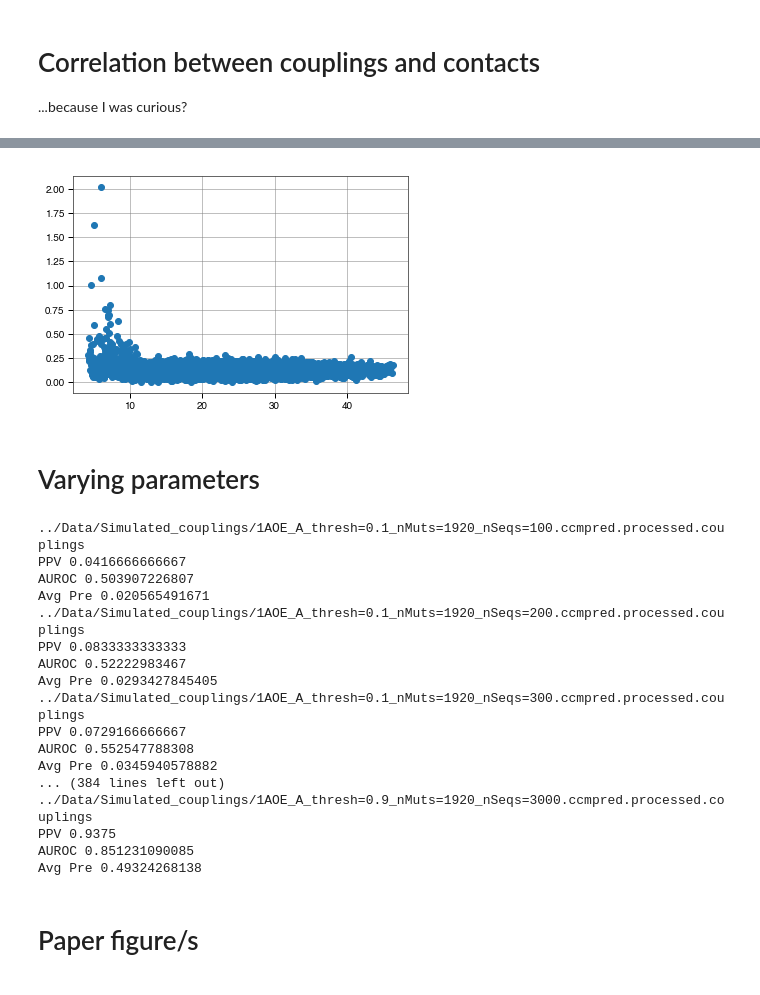
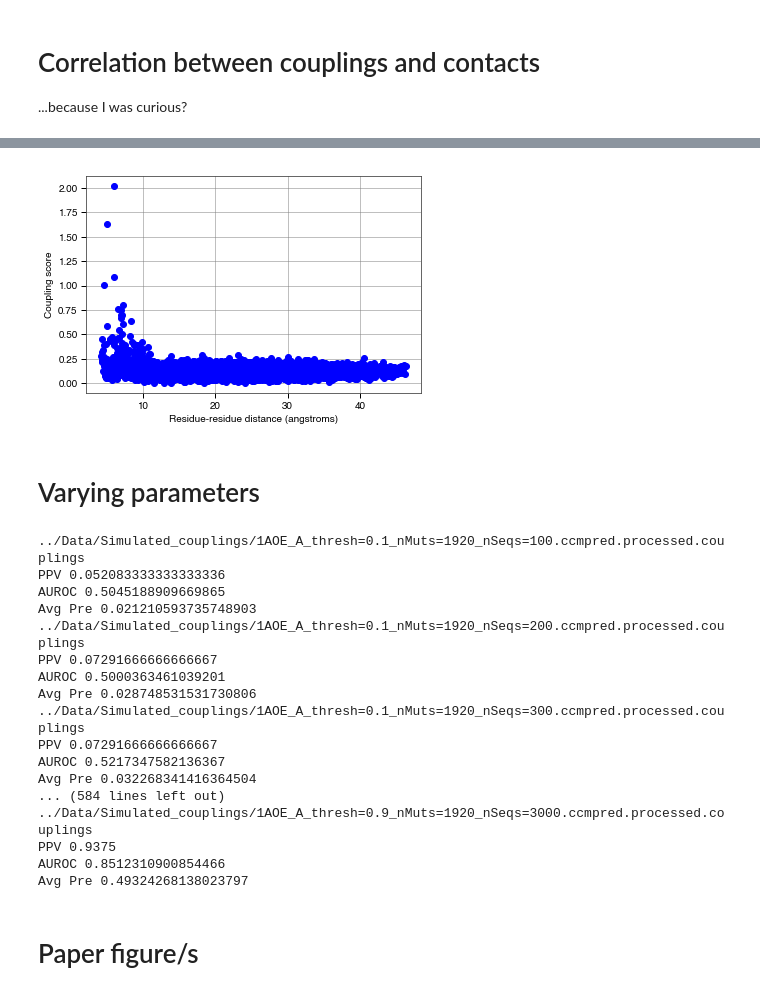
Before and after one commit to adamhockenberry/side-chain-couplings, a Jupyter notebook: Code/couplings_vs_contacts_simulation.ipynb, the cells around one changed output, grey strips where cells are left out. Cells and saved outputs as stored; diff of their text form; code cells hidden in the pictures.

```diff
--- a/Code/couplings_vs_contacts_simulation.ipynb
+++ b/Code/couplings_vs_contacts_simulation.ipynb
@@ -95,7 +99,9 @@ merged_df.head()
 
 ...because I was curious?
 # %%
-plt.figure()
-plt.scatter(merged_df['distance'], (merged_df['couplings']))
+fig,ax = plt.subplots()
+ax.plot(merged_df['distance'], (merged_df['couplings']), 'bo')
+ax.set_xlabel('Residue-residue distance (angstroms)')
+ax.set_ylabel('Coupling score')
 print(stats.spearmanr(merged_df['distance'], merged_df['couplings']))
 # %% [output]
@@ -103,4 +109,4 @@ SpearmanrResult(correlation=0.002615898311008016, pvalue=0.73849423964668182)
-[figure, old version]
+[figure, new version]
 # %% [markdown]
 # Varying parameters
 # %%
@@ -108,13 +114,15 @@ contact_number_modifier = 0.5
 primary_chain_distance = 12
 number_to_test = round(len(df_contacts.index)* contact_number_modifier)
 length_cutoff_CA = 8
-####It was just easier to paste these numbers that were calculated in 'contact_info_from_structure.ipynb'
+
+####It was just easier to copy/paste these numbers that were calculated in 'analyze_contact_info.ipynb'
 length_cutoff_CB = 7.5009365081787109
 length_cutoff_SCcenter = 7.3295459747314453
+
 thresholds = [str(i) for i in [0.1, 0.3, 0.5, 0.7, 0.9]]
 nMut = len(df_contacts.index)*10
 ppvs_dict = {}
-metrics = ['CB', 'SCcenter']
+metrics = ['CA', 'CB', 'SCcenter']
 for metric in metrics:
     if metric == 'CA':
         length_cutoff = length_cutoff_CA
@@ -130,7 +138,6 @@ for metric in metrics:
     for threshold in thresholds:
         cat_ppvs = []
         for nSeq in list(range(100, 501, 100)) + list(range(1000, 3001, 500)):
-#             file_loc = '../Deprecated/Data/Simulated_couplings/3ip0_ALL_thresh={}_nMuts={}_nSeqs={}.couplings'.format(threshold, nMut, nSeq)
             file_loc = '../Data/Simulated_couplings/1AOE_A_thresh={}_nMuts={}_nSeqs={}.ccmpred.processed.couplings'.format(threshold, nMut, nSeq)
             print(file_loc)
             df_couplings = pd.read_csv(file_loc, sep=',')
@@ -154,21 +161,21 @@ for metric in metrics:
     ppvs_dict[metric] = ppvs_lol
 # %% [output]
 ../Data/Simulated_couplings/1AOE_A_thresh=0.1_nMuts=1920_nSeqs=100.ccmpred.processed.couplings
-PPV 0.0416666666667
-AUROC 0.503907226807
-Avg Pre 0.020565491671
+PPV 0.052083333333333336
+AUROC 0.5045188909669865
+Avg Pre 0.021210593735748903
 ../Data/Simulated_couplings/1AOE_A_thresh=0.1_nMuts=1920_nSeqs=200.ccmpred.processed.couplings
-PPV 0.0833333333333
-AUROC 0.52222983467
-Avg Pre 0.0293427845405
+PPV 0.07291666666666667
+AUROC 0.5000363461039201
+Avg Pre 0.028748531531730806
 ../Data/Simulated_couplings/1AOE_A_thresh=0.1_nMuts=1920_nSeqs=300.ccmpred.processed.couplings
-PPV 0.0729166666667
-AUROC 0.552547788308
-Avg Pre 0.0345940578882
-... (384 lines left out)
+PPV 0.07291666666666667
+AUROC 0.5217347582136367
+Avg Pre 0.032268341416364504
+... (584 lines left out)
 ../Data/Simulated_couplings/1AOE_A_thresh=0.9_nMuts=1920_nSeqs=3000.ccmpred.processed.couplings
 PPV 0.9375
-AUROC 0.851231090085
-Avg Pre 0.49324268138
+AUROC 0.8512310900854466
+Avg Pre 0.49324268138023797
 # %% [markdown]
 # Paper figure/s
```
Also changed, not shown: parts of 45 cells of this notebook, 8 other files.
